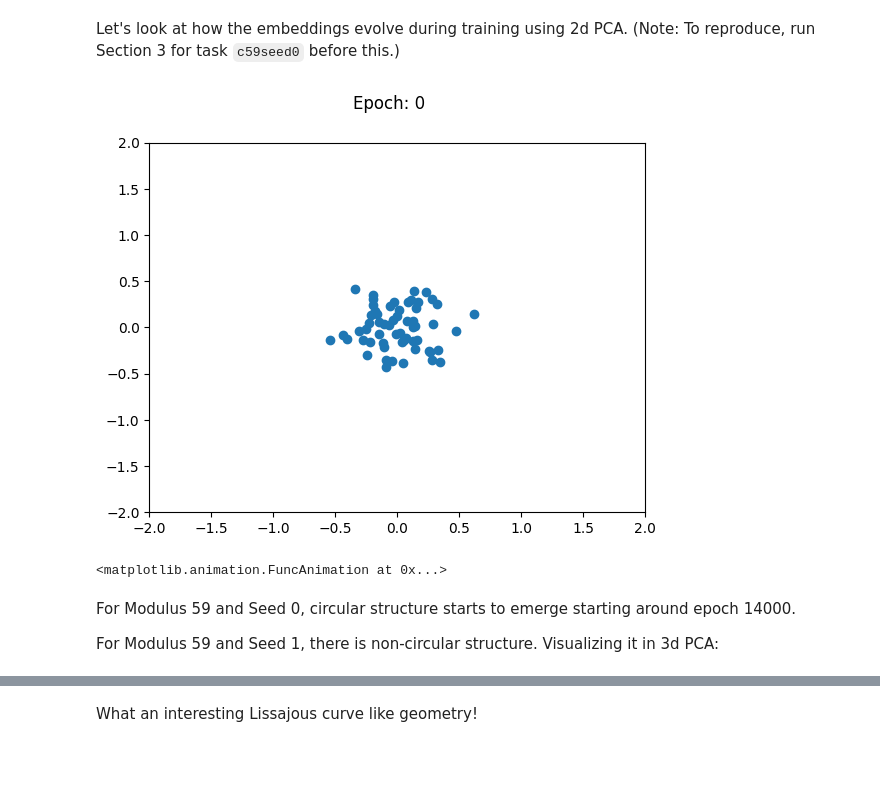
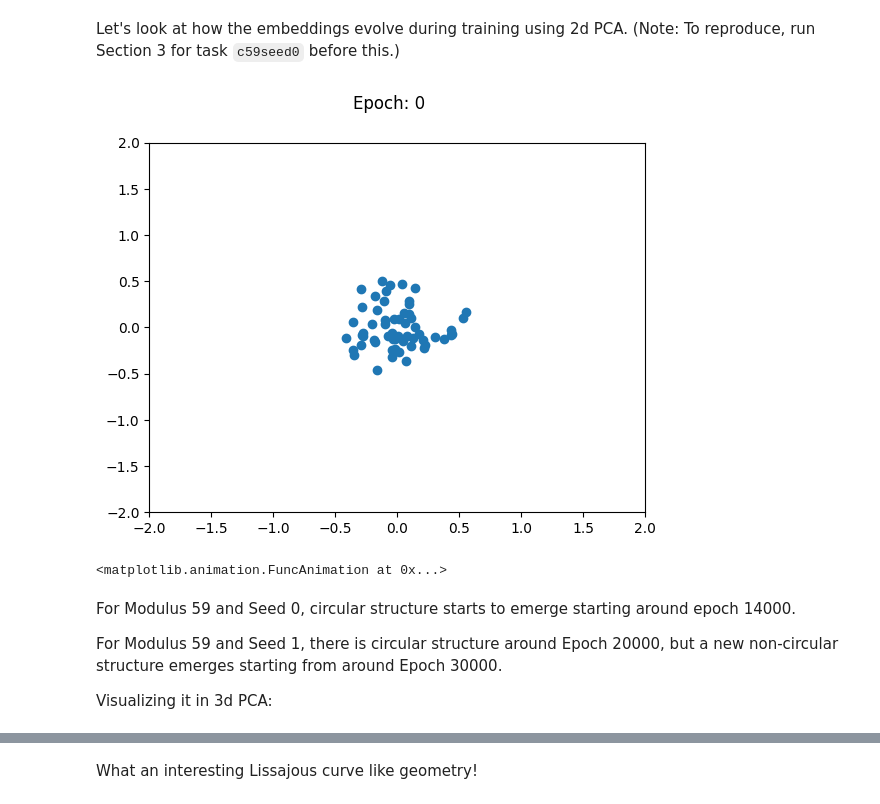
Before and after one commit to doughdemon/modular-addition, a Jupyter notebook: notebook.ipynb, the cells around one changed output, grey strips where cells are left out. Cells and saved outputs as stored; diff of their text form; code cells hidden in the pictures; blank space fills up the shorter version.

```diff
--- a/notebook.ipynb
+++ b/notebook.ipynb
@@ -68,9 +70,9 @@ The model is trained for a fixed number of epochs via AdamW. Checkpoints are sav
 PRINT = 500
 CHECKPOINT = 500
 
-task_dir = "c59seed1"
+task = "c59seed1"
 
-seed, frac_train, layers, lr, n, weight_decay, betas, num_epochs = load_cfg(task_dir)
+seed, frac_train, layers, lr, n, weight_decay, betas, num_epochs = load_cfg(task)
 
 if torch.cuda.is_available():
     device = 'cuda'
@@ -223,28 +225,28 @@ High (99.7%) accuracy if we keep 8 PCA dimensions and only the top Fourier mode
 Let's look at how the embeddings evolve during training using 2d PCA. (Note: To reproduce, run Section 3 for task `c59seed0` before this.)
 # %%
 dims=2
-task = "c59seed0"
+task = "c59seed1"
 
 CHECKPOINT = 500
 
 _, _, layers, _, n, _, _, num_epochs = load_cfg(task)
 
 FRAMES = num_epochs//CHECKPOINT
 
 model = MyModel(n, layers['embed_dim'], layers['hidden_dim'])
 
 Mlist = []
 for i in range(FRAMES):
     load_checkpoint(model, None, task, epoch=i*CHECKPOINT)
     model.eval()
 
     M, _ = pca(model.embed1.weight, dims=dims)
 
     Mlist.append(M.detach().numpy())
 
 ani = draw_points_movie(Mlist, dims, [i*CHECKPOINT for i in range(FRAMES)])
 # %% [output]
-[figure, old version]
+[figure, new version]
 # %%
 from matplotlib import rc
 rc('animation', html='jshtml')
@@ -255,7 +257,9 @@ ani
 # %% [markdown]
 For Modulus 59 and Seed 0, circular structure starts to emerge starting around epoch 14000.
 
-For Modulus 59 and Seed 1, there is non-circular structure. Visualizing it in 3d PCA:
+For Modulus 59 and Seed 1, there is circular structure around Epoch 20000, but a new non-circular structure emerges starting from around Epoch 30000.
+
+Visualizing it in 3d PCA:
 # %%
 dims = 3
 epoch = 49000
```
Also changed, not shown: parts of 13 cells of this notebook.
